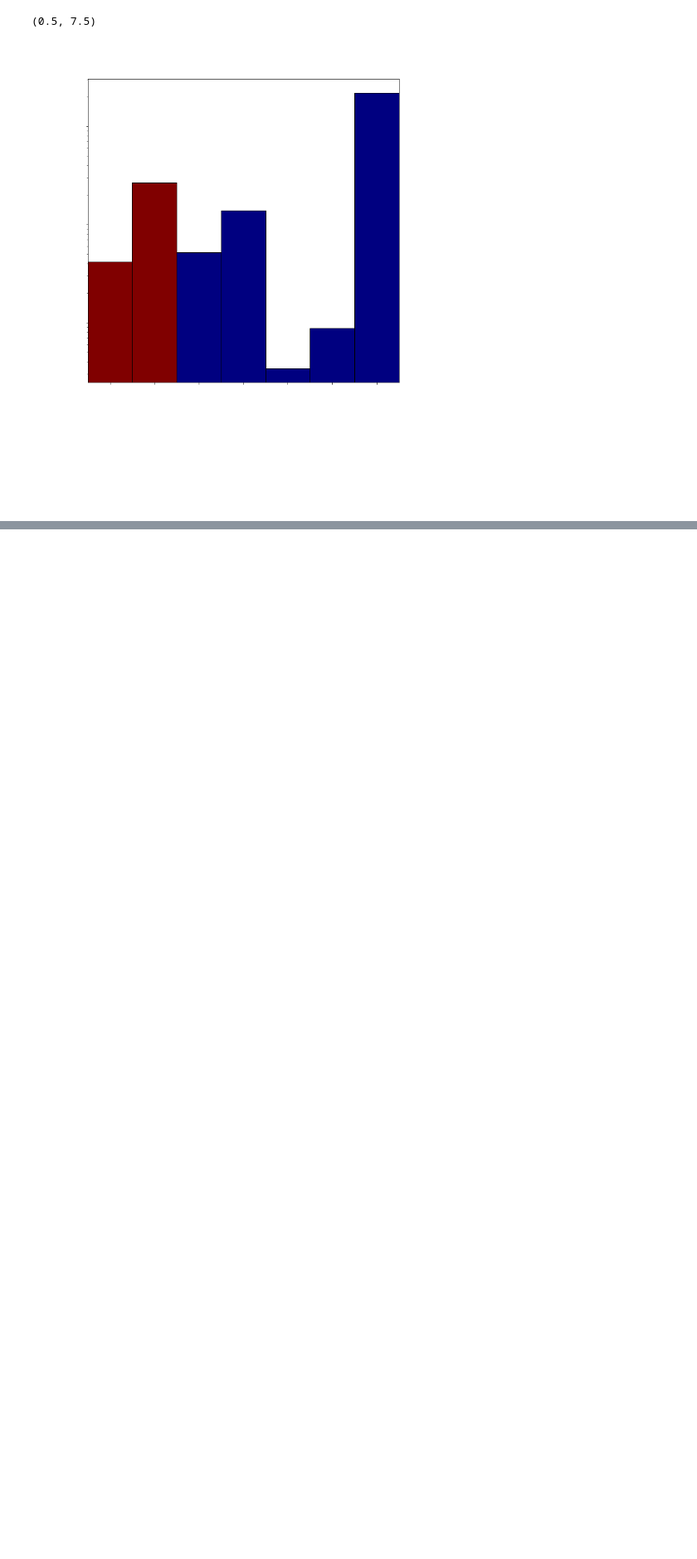
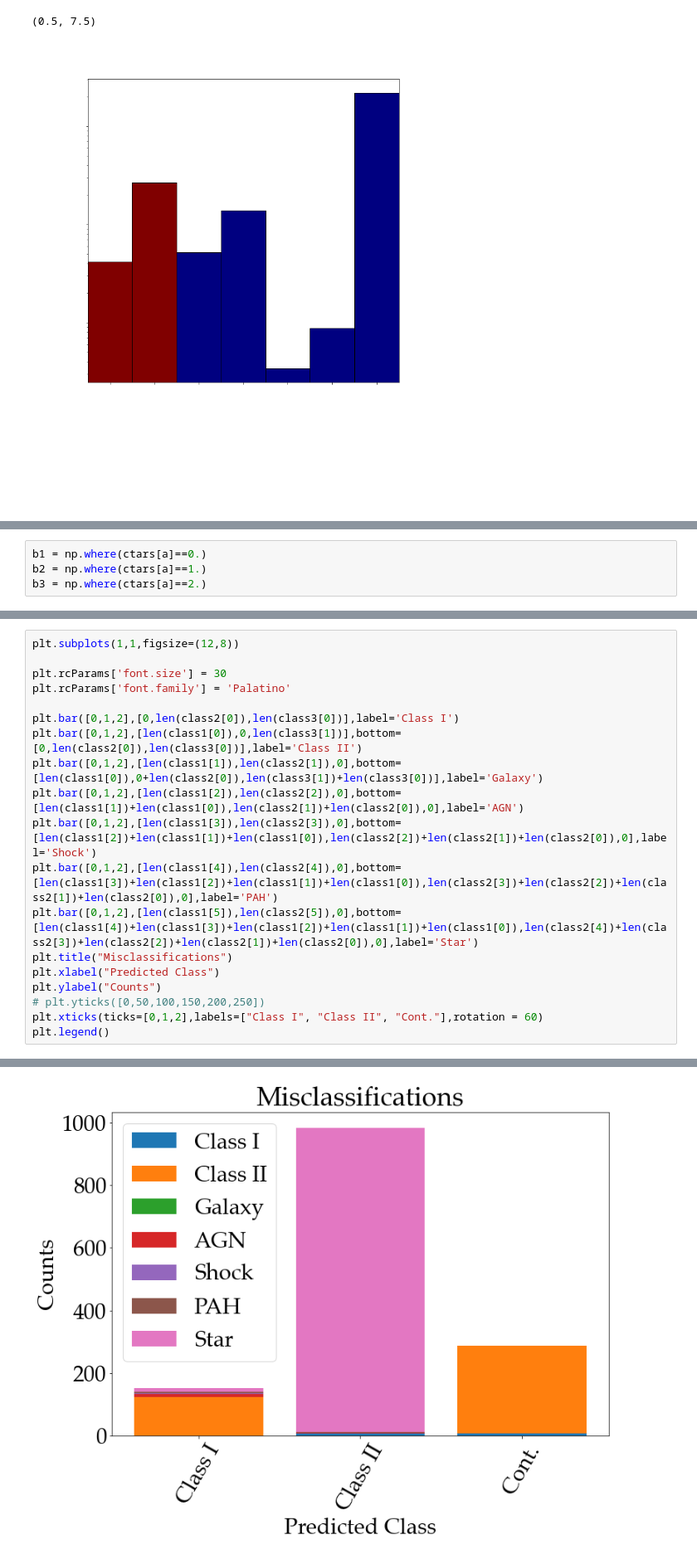
Before and after one commit to bcrompvoets/Random, a Jupyter notebook: Compare.ipynb, the cells around one changed output, grey strips where cells are left out. Shown at 83% size. Saved outputs shown, nothing was run; the diff lists cells and outputs as text; blank space fills up the shorter version.

```diff
--- a/Compare.ipynb
+++ b/Compare.ipynb
@@ -258,0 +250,4 @@ array([  414.,  2659.,   521.,  1391.,    34.,    88., 21796.])
+# %%
+b1 = np.where(ctars[a]==0.)
+b2 = np.where(ctars[a]==1.)
+b3 = np.where(ctars[a]==2.)
@@ -258,0 +290,20 @@ array([  414.,  2659.,   521.,  1391.,    34.,    88., 21796.])
+# %%
+plt.subplots(1,1,figsize=(12,8))
+
+plt.rcParams['font.size'] = 30
+plt.rcParams['font.family'] = 'Palatino'
+
+plt.bar([0,1,2],[0,len(class2[0]),len(class3[0])],label='Class I')
+plt.bar([0,1,2],[len(class1[0]),0,len(class3[1])],bottom=[0,len(class2[0]),len(class3[0])],label='Class II')
+plt.bar([0,1,2],[len(class1[1]),len(class2[1]),0],bottom=[len(class1[0]),0+len(class2[0]),len(class3[1])+len(class3[0])],label='Galaxy')
+plt.bar([0,1,2],[len(class1[2]),len(class2[2]),0],bottom=[len(class1[1])+len(class1[0]),len(class2[1])+len(class2[0]),0],label='AGN')
+plt.bar([0,1,2],[len(class1[3]),len(class2[3]),0],bottom=[len(class1[2])+len(class1[1])+len(class1[0]),len(class2[2])+len(class2[1])+len(class2[0]),0],label='Shock')
+plt.bar([0,1,2],[len(class1[4]),len(class2[4]),0],bottom=[len(class1[3])+len(class1[2])+len(class1[1])+len(class1[0]),len(class2[3])+len(class2[2])+len(class2[1])+len(class2[0]),0],label='PAH')
+plt.bar([0,1,2],[len(class1[5]),len(class2[5]),0],bottom=[len(class1[4])+len(class1[3])+len(class1[2])+len(class1[1])+len(class1[0]),len(class2[4])+len(class2[3])+len(class2[2])+len(class2[1])+len(class2[0]),0],label='Star')
+plt.title("Misclassifications")
+plt.xlabel("Predicted Class")
+plt.ylabel("Counts")
+# plt.yticks([0,50,100,150,200,250])
+plt.xticks(ticks=[0,1,2],labels=["Class I", "Class II", "Cont."],rotation = 60)
+plt.legend()
+# %% [output]
@@ -258,0 +311 @@ array([  414.,  2659.,   521.,  1391.,    34.,    88., 21796.])
+[figure, added]
```
Also changed, not shown: parts of 8 cells of this notebook, 26 other files.
